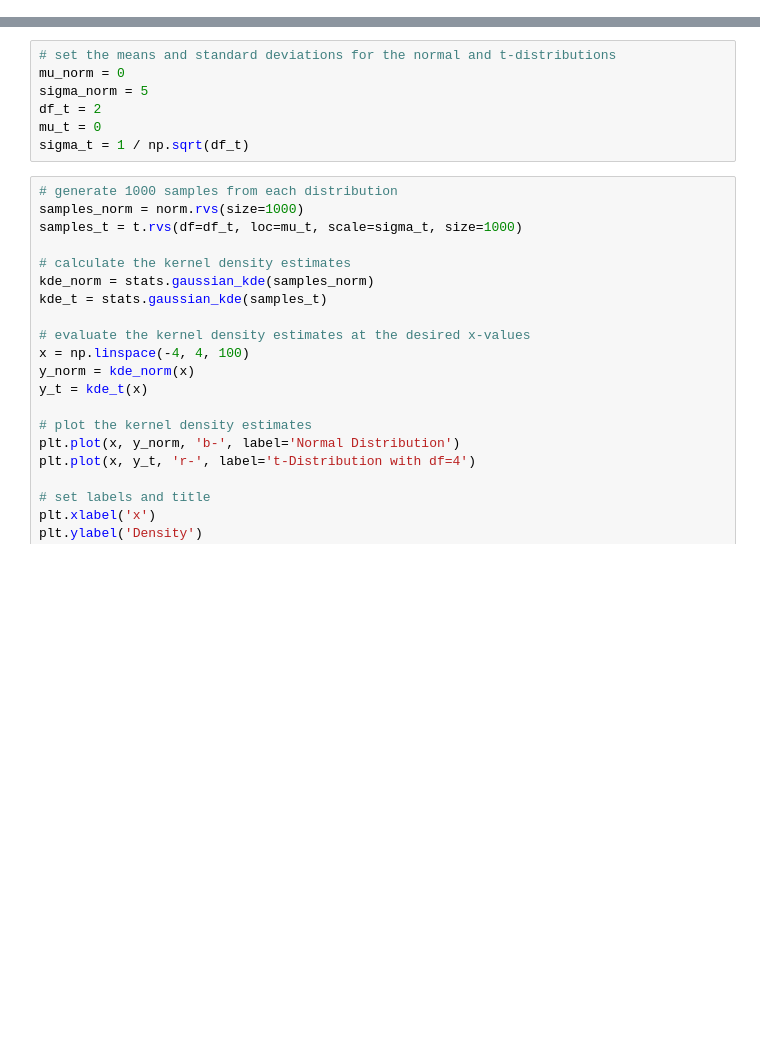
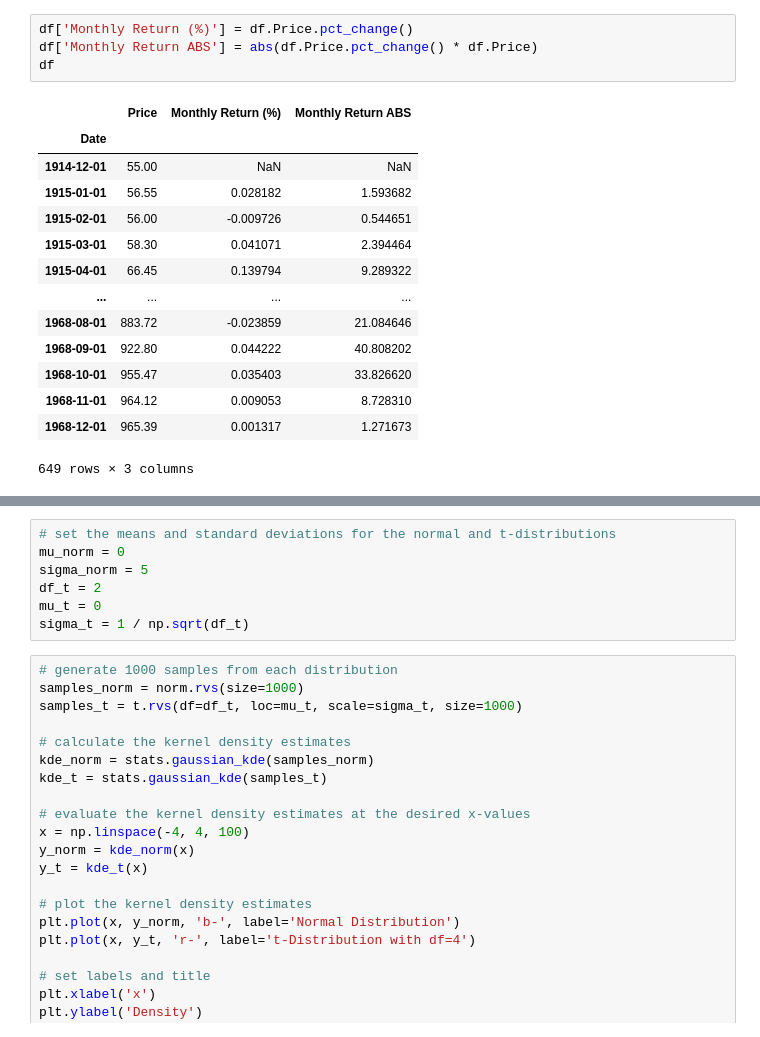
Before and after one commit to mattwalmsley/financial-modelling, a Jupyter notebook: quant-library/python/notebooks/time-series-statistics.ipynb, the cells around one changed output, grey strips where cells are left out. Saved outputs shown, nothing was run; the diff lists cells and outputs as text; blank space fills up the shorter version.

```diff
--- a/quant-library/python/notebooks/t-distribution.ipynb
+++ b/quant-library/python/notebooks/time-series-statistics.ipynb
@@ -5,0 +23,19 @@ from scipy.stats import norm, t
+# %%
+df['Monthly Return (%)'] = df.Price.pct_change()
+df['Monthly Return ABS'] = abs(df.Price.pct_change() * df.Price)
+df
+# %% [output]
+|  | Price | Monthly Return (%) | Monthly Return ABS |
+| Date |  |  |  |
+| 1914-12-01 | 55.00 | NaN | NaN |
+| 1915-01-01 | 56.55 | 0.028182 | 1.593682 |
+| 1915-02-01 | 56.00 | -0.009726 | 0.544651 |
+| 1915-03-01 | 58.30 | 0.041071 | 2.394464 |
+| 1915-04-01 | 66.45 | 0.139794 | 9.289322 |
+| ... | ... | ... | ... |
+| 1968-08-01 | 883.72 | -0.023859 | 21.084646 |
+| 1968-09-01 | 922.80 | 0.044222 | 40.808202 |
+| 1968-10-01 | 955.47 | 0.035403 | 33.826620 |
+| 1968-11-01 | 964.12 | 0.009053 | 8.728310 |
+| 1968-12-01 | 965.39 | 0.001317 | 1.271673 |
+649 rows × 3 columns
```
Also changed, not shown: parts of 6 cells of this notebook, 1 other file.
